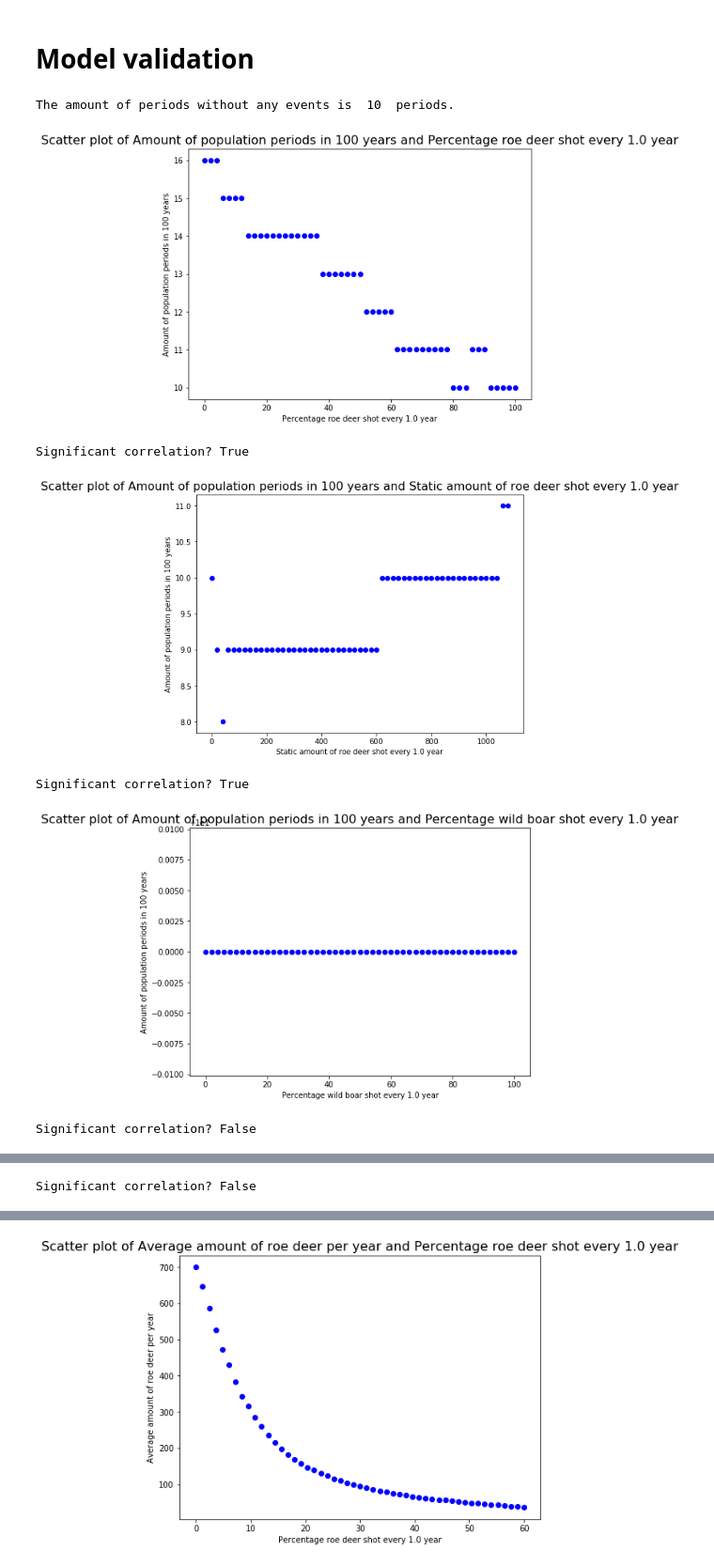
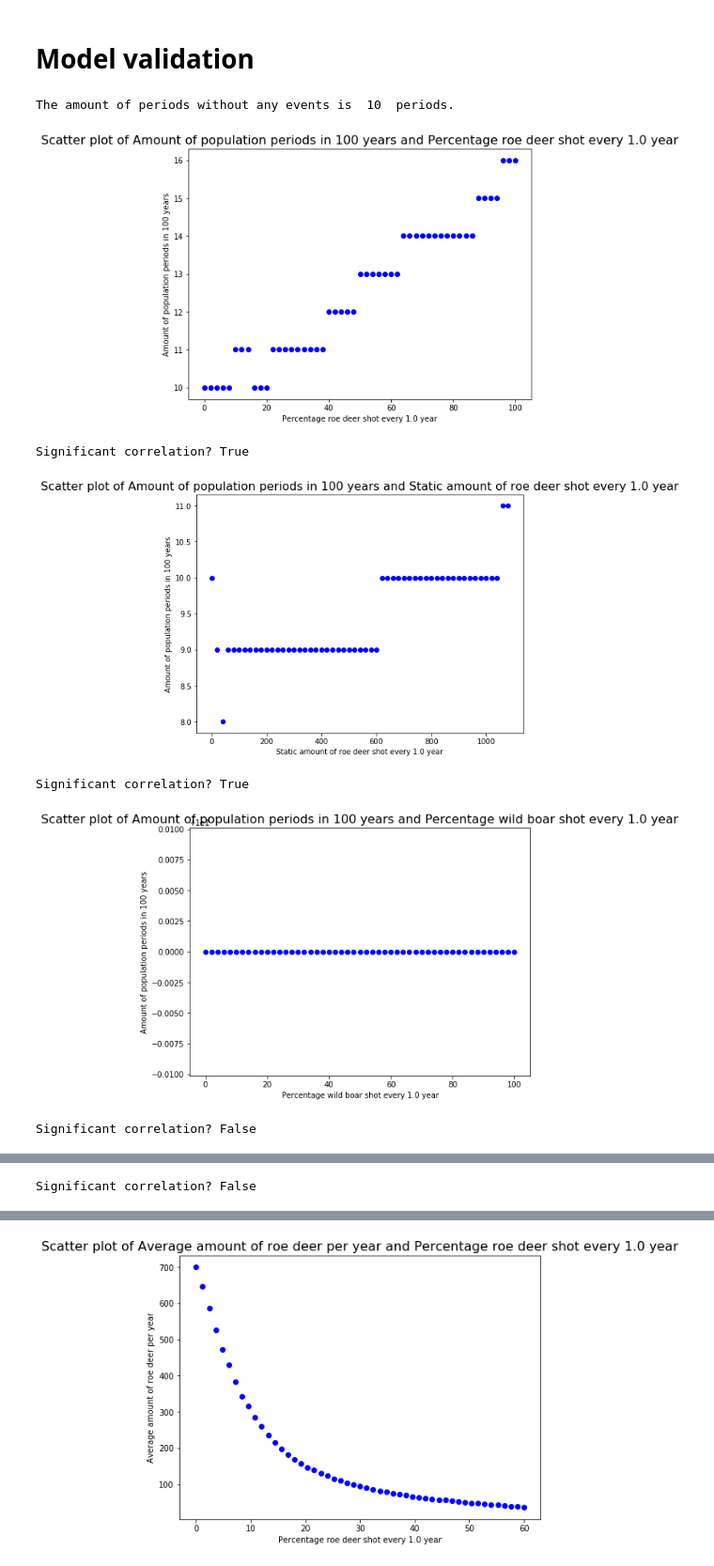
Before and after one commit to LvZut/Modeling-wolf-population-in-the-Netherlands, a Jupyter notebook: Lotka-Volterra test.ipynb, the cells around one changed output, grey strips where cells are left out. Shown at 94% size. Saved outputs shown, nothing was run; the diff lists cells and outputs as text; code cells hidden in the pictures.

Commit message:
Update Lotka-Volterra test.ipynb
added reverse option, changed wolf introduction to be multiplied instead of added.

```diff
--- a/Lotka-Volterra test.ipynb
+++ b/Lotka-Volterra test.ipynb
@@ -153,7 +155,7 @@ def change_wolves(shoot_wolf, n, period, num_wolf, pop_coeff, introduce_wolf, dw
     # gradual (monthly) introduction/increase of wolves.
     # Start with 1 wolf and comment
     if introduce_wolf and (n % period == 0):
-        num_wolf += pop_coeff * 10
+        num_wolf *= pop_coeff
 
     return num_wolf
 
@@ -258,13 +260,16 @@ def get_periodicity(data, height=150, index=0):
     ''' returns the amount of peaks (periods) in data '''
     return len(signal.find_peaks(data, height=height)[index])
 
-def periodicity(index, x_range, params):
+def periodicity(index, x_range, params, reverse=False):
     results = []
 
     for i in x_range:
         params[5] = i
         num_periods = get_periodicity((lotka_volterra(params)[index]))
         results.append(num_periods)
+
+    if reverse:
+        results.reverse()
 
     return results
 
@@ -621,7 +626,7 @@ print('The amount of periods without any events is ', mean_r[0], " periods.")
 
 # shoot percentage of deer
 params[6] = 'percentage'
-spod_results = periodicity(0, np.arange(0, 1.02, 0.02), params)
+spod_results = periodicity(0, np.arange(0, 1.02, 0.02), params, True)
 make_scatter_plot(np.arange(0, 102, 2), spod_results,
                   'Percentage roe deer shot every %s year' % str(params[4]/365.25),
                   'Amount of population periods in 100 years')
@@ -629,7 +634,7 @@ print('Significant correlation? %s' % test_significance(spod_results, mean_r[0])
 
 # shoot set amount of deer
 params[6] = 'static'
-ssaod_results = periodicity(0, np.arange(0, 1100, 20), params)
+ssaod_results = periodicity(0, np.arange(0, 1100, 20), params, False)
 params[6] = 'none'
 make_scatter_plot(np.arange(0, 1100, 20), ssaod_results,
                   'Static amount of roe deer shot every %s year' % str(params[4]/365.25),
@@ -640,7 +645,7 @@ print('Significant correlation? %s' % test_significance(ssaod_results, mean_r[0]
 
 # shoot percentage of wild boar
 params[7] = 'percentage'
-spowb_results = periodicity(0, np.arange(0, 1.02, 0.02), params)
+spowb_results = periodicity(0, np.arange(0, 1.02, 0.02), params, True)
 make_scatter_plot(np.arange(0, 102, 2), spowb_results,
                   'Percentage wild boar shot every %s year' % str(params[4]/365.25),
                   'Amount of population periods in 100 years')
@@ -648,7 +653,7 @@ print('Significant correlation? %s' % test_significance(spowb_results, mean_r[0]
 
 # shoot set amount of wild boar
 params[7] = 'static'
-ssaowb_results = periodicity(0, np.arange(0, 1100, 20), params)
+ssaowb_results = periodicity(0, np.arange(0, 1100, 20), params, False)
 params[7] = 'none'
 make_scatter_plot(np.arange(0, 1100, 20), ssaowb_results,
                   'Static amount of wild boar shot every %s year' % str(params[4]/365.25),
@@ -660,7 +665,7 @@ print('Significant correlation? %s' % test_significance(ssaowb_results, mean_r[0
 
 # shoot percentage of wolves
 params[8] = 'percentage'
-spow_results = periodicity(0, np.arange(0, 1.02, 0.02), params)
+spow_results = periodicity(0, np.arange(0, 1.02, 0.02), params, True)
 make_scatter_plot(np.arange(0, 102, 2), spow_results,
                   'Percentage wolves shot every %s year' % str(params[4]/365.25),
                   'Amount of population periods in 100 years')
@@ -668,41 +673,41 @@ print('Significant correlation? %s' % test_significance(spow_results, mean_r[0])
 
 # shoot set amount of wolves
 params[8] = 'static'
-ssaow_results = periodicity(0, np.arange(0, 1100, 20), params)
+ssaow_results = periodicity(0, np.arange(0, 1100, 20), params, False)
 params[8] = 'none'
 make_scatter_plot(np.arange(0, 1100, 20), ssaow_results,
                   'Static amount of wolves shot every %s year' % str(params[4]/365.25),
                   'Amount of population periods in 100 years')
 print('Significant correlation? %s' % test_significance(ssaow_results, mean_r[0]))
 
 
 # introduce set amount of wolves
 params[9] = 'True'
-iw_results = periodicity(0, np.arange(0, 1100, 20), params)
+iw_results = periodicity(0, np.arange(1, 2.05, 0.05), params, False)
 params[9] = 'False'
-make_scatter_plot(np.arange(0, 1100, 20), iw_results,
+make_scatter_plot(np.arange(1, 2.05, 0.05), iw_results,
                   'Amount of wolves introduced every %s year' % str(params[4]/365.25),
                   'Amount of population periods in 100 years')
 print('Significant correlation? %s' % test_significance(iw_results, mean_r[0]))
 
 
 # severe winters
 params[10] = 'True'
 swd_results = periodicity(1, np.arange(0, 1.02, 0.02), params)
 swb_results = periodicity(2, np.arange(0, 1.02, 0.02), params)
 params[10] = 'False'
 make_scatter_plot(np.arange(0, 102, 2), swd_results,
                   'Roe Deer growth multiplier for 90 days every %s year' % str(params[4]/365.25),
                   'Amount of population periods in 100 years')
 print('Significant correlation? %s' % test_significance(swd_results, mean_r[0]))
 
 make_scatter_plot(np.arange(0, 102, 2), swb_results,
                   'Wild boar growth multiplier for 90 days every %s year' % str(params[4]/365.25),
                   'Amount of population periods in 100 years')
 print('Significant correlation? %s' % test_significance(swb_results, mean_r[0]))
 # %% [output]
 The amount of periods without any events is  10  periods.
-[figure, old version]
+[figure, new version]
 Significant correlation? True
 [figure]
 Significant correlation? True
```
Also changed, not shown: parts of 5 cells of this notebook.
